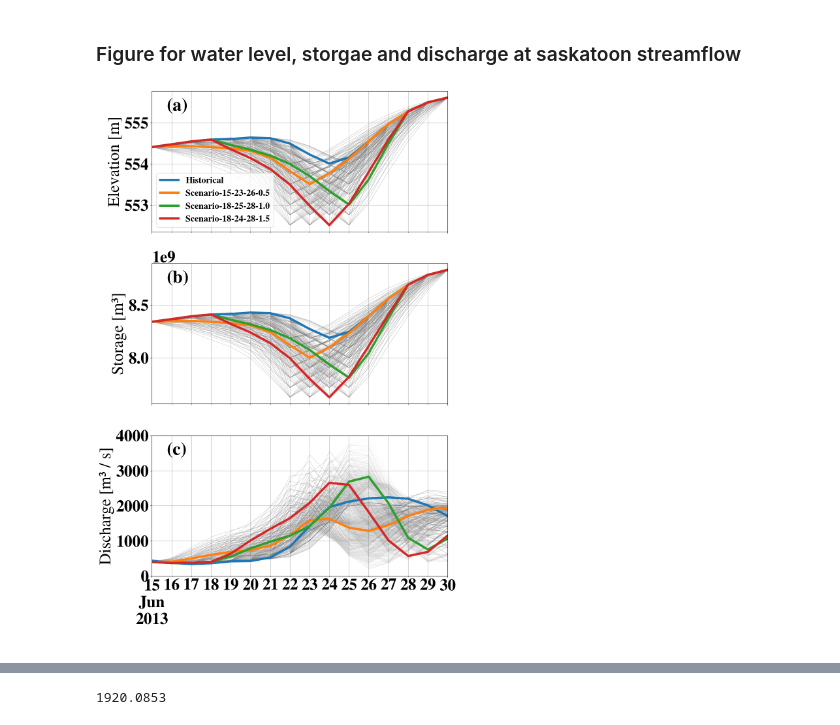
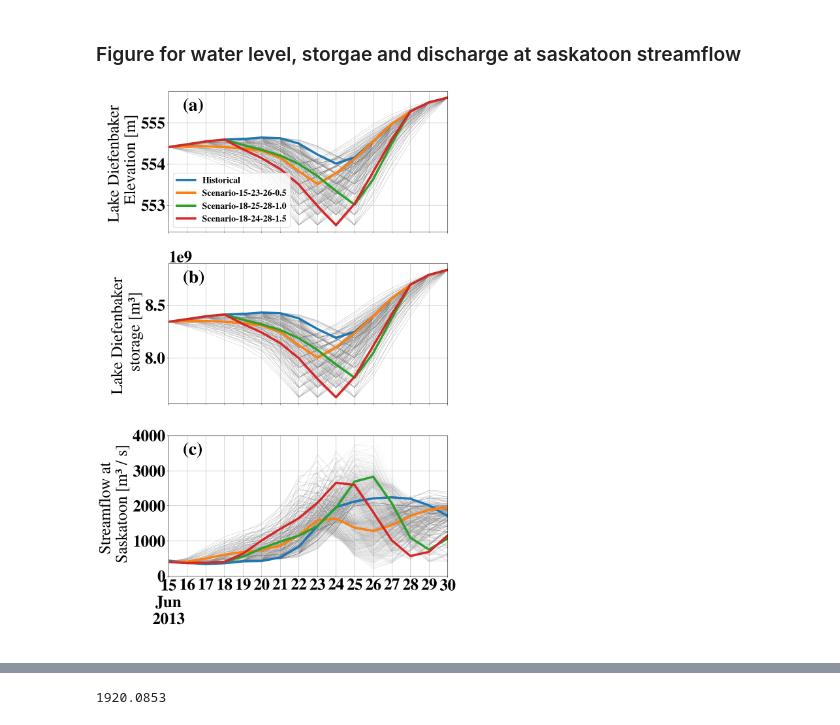
Before and after one commit to ShervanGharari/mizuRoute_Diefenbaker, a Jupyter notebook: code/04_plotting.ipynb, the cells around one changed output, grey strips where cells are left out. Cells and saved outputs as stored; diff of their text form; code cells hidden in the pictures.

Commit message:
updated figure

```diff
--- a/code/04_plotting.ipynb
+++ b/code/04_plotting.ipynb
@@ -66,7 +66,7 @@ ax1.text(0.05, 0.95, '(a)', transform=ax1.transAxes, va='top', fontsize=40)
 
 # Add tickes
 ax1.set_xlabel('   ')
-ax1.set_ylabel('Elevation [m]')
+ax1.set_ylabel('Lake Diefenbaker \n Elevation [m]')
 
 #
 ax1.grid(True, which='both', axis='both')
@@ -100,7 +100,7 @@ ax2.text(0.05, 0.95, '(b)', transform=ax2.transAxes, va='top', fontsize=40)
 
 # Add tickes
 ax2.set_xlabel('   ')
-ax2.set_ylabel('Storage [m\u00b3]')
+ax2.set_ylabel('Lake Diefenbaker \n storage [m\u00b3]')
 
 #
 ax2.grid(True, which='both', axis='both')
@@ -127,35 +127,35 @@ discharge_obs = discharge_obs ['2013-06-15':'2013-06-30']
 
 
 # Create the plot
 discharge_ens.plot(ax =ax3, label = '_nolegend_', linewidth=linewidth/10, c='grey', alpha=0.1)
 l1 = ax3.plot(discharge_obs, label = 'Historical Storage', linewidth=linewidth)
 l2 = ax3.plot(discharge_ens['./output/scenario_15_23_26_0.5'], label = 'Scenario-15-23-26-0.5', linewidth=linewidth)
 l3 = ax3.plot(discharge_ens['./output/scenario_18_25_28_1.0'], label = 'Scenario-18-25-28-1.0', linewidth=linewidth)
 l4 = ax3.plot(discharge_ens['./output/scenario_18_24_28_1.5'], label = 'Scenario-18-24-28-1.5', linewidth=linewidth)
 
 # Create the plot
 #ax3.set_title('(c) Discharge Scenarios at Saskatoon')
 ax3.text(0.05, 0.95, '(c)', transform=ax3.transAxes, va='top', fontsize=40)
 
 # Add tickes
 ax3.set_xlabel('   ')
-ax3.set_ylabel('Discharge [m\u00b3 / s]')
+ax3.set_ylabel('Streamflow at \n Saskatoon [m\u00b3 / s]')
 
 #
 ax3.grid(True, which='both', axis='both')
 
 #
 ax3.legend().remove()
 
 #
 ax3.set_ylim(0,4000)
 
 #
 plt.tight_layout()
 # plt.savefig('../fig/figure.png',dpi=300)
 plt.savefig('../fig/figure.pdf')
 # %% [output]
-[figure, old version]
+[figure, new version]
 # %%
 ####
 # put out the scenarios
```
Also changed, not shown: 1 other file.
